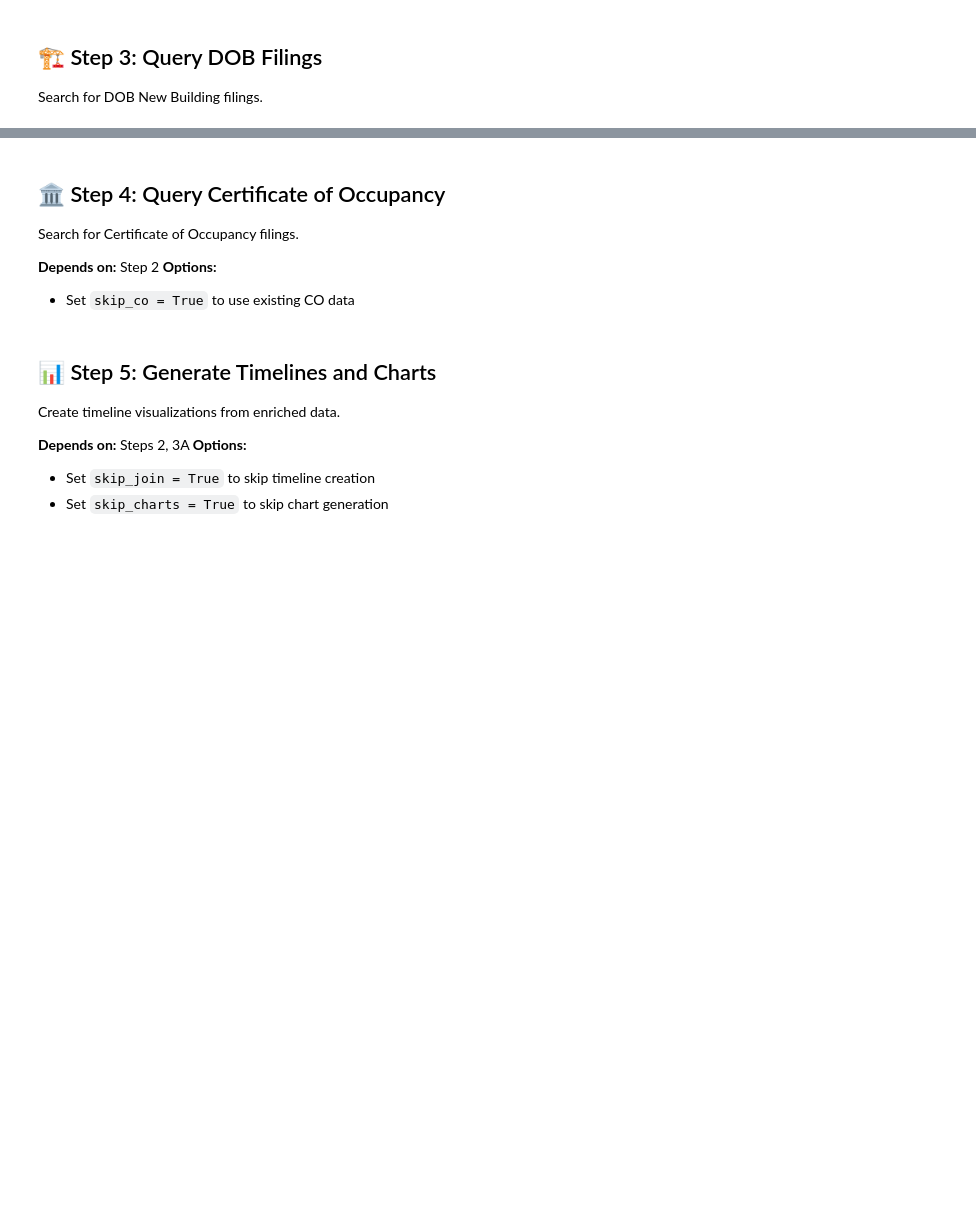
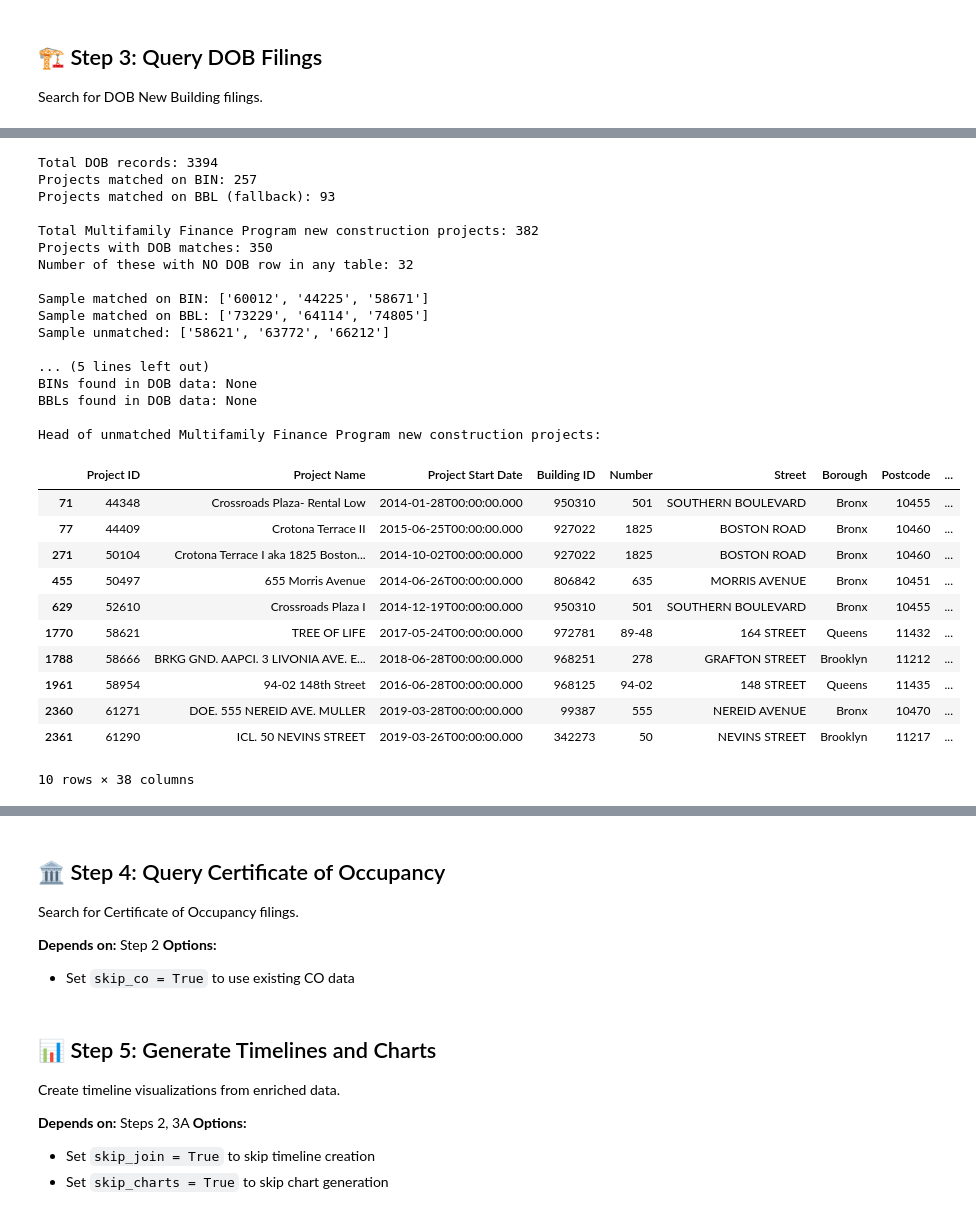
Before and after one commit to astaniforth/HousingData, a Jupyter notebook: run_workflow.ipynb, the cells around one changed output, grey strips where cells are left out. Saved outputs shown, nothing was run; the diff lists cells and outputs as text; code cells hidden in the pictures; blank space fills up the shorter version.

```diff
--- a/run_workflow.ipynb
+++ b/run_workflow.ipynb
@@ -957,39 +616,0 @@ DOB NOW BIN: 0 matches
-# %%
-# 3. DETERMINE UNMATCHED PROJECTS
-
-# Combine matched BINs from both API queries
-all_matched_bins = bisweb_bin_matches.union(dobnow_bin_matches)
-
-# Find projects with BINs that failed both BISWEB and DOB NOW queries
-unmatched_projects_df = hpd_multifamily_finance_new_construction_df[
-    hpd_multifamily_finance_new_construction_df["BIN"].astype(str).str.replace(".0", "").isin(all_matched_bins) == False
-].copy()
-
-print(f"BIN QUERY RESULTS SUMMARY")
-print(f"=" * 50)
-print(f"Total projects in dataset: {len(hpd_multifamily_finance_new_construction_df)}")
-matched_projects = hpd_multifamily_finance_new_construction_df[hpd_multifamily_finance_new_construction_df["BIN"].astype(str).str.replace(".0", "").isin(all_matched_bins)]
-print(f"Unique BINs found in BISWEB/DOB NOW APIs: {len(all_matched_bins)}")
-print(f"Projects covered by those BINs: {len(matched_projects)} (some BINs cover multiple projects)")
-
-# Analyze BIN sharing
-bin_counts = hpd_multifamily_finance_new_construction_df["BIN"].value_counts()
-bins_used_multiple_times = len(bin_counts[bin_counts > 1])
-extra_projects_from_sharing = bin_counts[bin_counts > 1].sum() - bins_used_multiple_times
-print(f"BIN quality check: Only BINs used by exactly 1 project are queried in APIs")
-print(f"BINs excluded from API queries: {bins_used_multiple_times} BINs (used by multiple projects)")
-if bins_used_multiple_times > 0:
-    avg_projects_per_shared_bin = bin_counts[bin_counts > 1].sum() / bins_used_multiple_times
-    print(f"Average projects per shared BIN: {avg_projects_per_shared_bin:.1f}")
-
-print(f"Projects needing fallback queries: {len(unmatched_projects_df)}")
-print(f"BIN matching success rate: {len(matched_projects)/len(hpd_multifamily_finance_new_construction_df)*100:.1f}% of projects covered")
-
-# Sanity check
-total_accounted_for = len(matched_projects) + len(unmatched_projects_df)
-print(f"Sanity check: {len(matched_projects)} + {len(unmatched_projects_df)} = {total_accounted_for} (should equal {len(hpd_multifamily_finance_new_construction_df)})")
-
-if not unmatched_projects_df.empty:
-    print(f"Unmatched projects will proceed to fallback queries (BBL → Condo → Address)")
-else:
-    print(f"All projects successfully matched via BIN queries! No fallbacks needed.")
@@ -1079,7 +651,7 @@ Total records found: 139
 
 # Use hpd_multifamily_finance_new_construction_df from Step 3A (already filtered to MFP new construction)
 hpd_multifamily_finance_new_construction_for_matching_df = hpd_multifamily_finance_new_construction_df.copy()
-=
+
 # Defensive: set of unique Project IDs for matching
 mfp_project_ids = set(hpd_multifamily_finance_new_construction_for_matching_df['Project ID'].unique())
 
@@ -1246,30 +818,60 @@ if len(mfp_projects_without_dob) > 0:
                 if b in dob_bins:
                     matching_bins.append(b)
             print(f'BINs found in DOB data: {matching_bins[:5] if matching_bins else "None"}')
         if 'bbl' in combined_dob_with_normalized_bbl_df.columns:
             dob_bbls = set(combined_dob_with_normalized_bbl_df['bbl'].dropna().apply(lambda x: str(int(float(x))).zfill(10) if pd.notna(x) else None).unique())
             matching_bbls = []
             for b in sample_bbls:
                 if b in dob_bbls:
                     matching_bbls.append(b)
             print(f'BBLs found in DOB data: {matching_bbls[:5] if matching_bbls else "None"}')
 # Show the head of the table of unmatched projects (project-level)
 if len(mfp_projects_without_dob) > 0:
     print("\nHead of unmatched Multifamily Finance Program new construction projects:")
     hpd_multifamily_finance_new_construction_unmatched_projects_df = hpd_multifamily_finance_new_construction_for_matching_df[hpd_multifamily_finance_new_construction_for_matching_df['Project ID'].isin(mfp_projects_without_dob)].copy()
     # Ensure BBL is displayed as a string, not float
     if 'BBL' in hpd_multifamily_finance_new_construction_unmatched_projects_df.columns:
         hpd_multifamily_finance_new_construction_unmatched_projects_df['BBL'] = hpd_multifamily_finance_new_construction_unmatched_projects_df['BBL'].apply(lambda x: str(int(float(x))).zfill(10) if pd.notna(x) else None)
     excluded_cols = [
         "Lot Area", "Available Units", "Privately Financed Units", "Extremely Low Income Units",
         "Very Low Income Units", "Low Income Units", "Moderate Income Units", "Middle Income Units",
         "Studio Units", "One Bedroom Units", "Two Bedroom Units", "Three Bedroom Units",
         "Four Bedroom Units", "Five Bedroom Units", "Six Bedroom Units", "Unknown Bedroom Units",
     ][:15]  # Limit extra-wide tables in notebook
     display_cols = []
     for c in hpd_multifamily_finance_new_construction_unmatched_projects_df.columns:
         if c not in excluded_cols:
             display_cols.append(c)
     display(hpd_multifamily_finance_new_construction_unmatched_projects_df[display_cols].head(10))
 else:
     print("\nAll Multifamily Finance Program projects matched to DOB data!")
+# %% [output]
+Total DOB records: 3394
+Projects matched on BIN: 257
+Projects matched on BBL (fallback): 93
+
+Total Multifamily Finance Program new construction projects: 382
+Projects with DOB matches: 350
+Number of these with NO DOB row in any table: 32
+
+Sample matched on BIN: ['60012', '44225', '58671']
+Sample matched on BBL: ['73229', '64114', '74805']
+Sample unmatched: ['58621', '63772', '66212']
+
+... (5 lines left out)
+BINs found in DOB data: None
+BBLs found in DOB data: None
+
+Head of unmatched Multifamily Finance Program new construction projects:
+|  | Project ID | Project Name | Project Start Date | Building ID | Number | Street | Borough | Postcode | ... |
+| 71 | 44348 | Crossroads Plaza- Rental Low | 2014-01-28T00:00:00.000 | 950310 | 501 | SOUTHERN BOULEVARD | Bronx | 10455 | ... |
+| 77 | 44409 | Crotona Terrace II | 2015-06-25T00:00:00.000 | 927022 | 1825 | BOSTON ROAD | Bronx | 10460 | ... |
+| 271 | 50104 | Crotona Terrace I aka 1825 Boston... | 2014-10-02T00:00:00.000 | 927022 | 1825 | BOSTON ROAD | Bronx | 10460 | ... |
+| 455 | 50497 | 655 Morris Avenue | 2014-06-26T00:00:00.000 | 806842 | 635 | MORRIS AVENUE | Bronx | 10451 | ... |
+| 629 | 52610 | Crossroads Plaza I | 2014-12-19T00:00:00.000 | 950310 | 501 | SOUTHERN BOULEVARD | Bronx | 10455 | ... |
+| 1770 | 58621 | TREE OF LIFE | 2017-05-24T00:00:00.000 | 972781 | 89-48 | 164 STREET | Queens | 11432 | ... |
+| 1788 | 58666 | BRKG GND. AAPCI. 3 LIVONIA AVE. E... | 2018-06-28T00:00:00.000 | 968251 | 278 | GRAFTON STREET | Brooklyn | 11212 | ... |
+| 1961 | 58954 | 94-02 148th Street | 2016-06-28T00:00:00.000 | 968125 | 94-02 | 148 STREET | Queens | 11435 | ... |
+| 2360 | 61271 | DOE. 555 NEREID AVE. MULLER | 2019-03-28T00:00:00.000 | 99387 | 555 | NEREID AVENUE | Bronx | 10470 | ... |
+| 2361 | 61290 | ICL. 50 NEVINS STREET | 2019-03-26T00:00:00.000 | 342273 | 50 | NEVINS STREET | Brooklyn | 11217 | ... |
+10 rows × 38 columns
```
Also changed, not shown: parts of 27 cells of this notebook.
